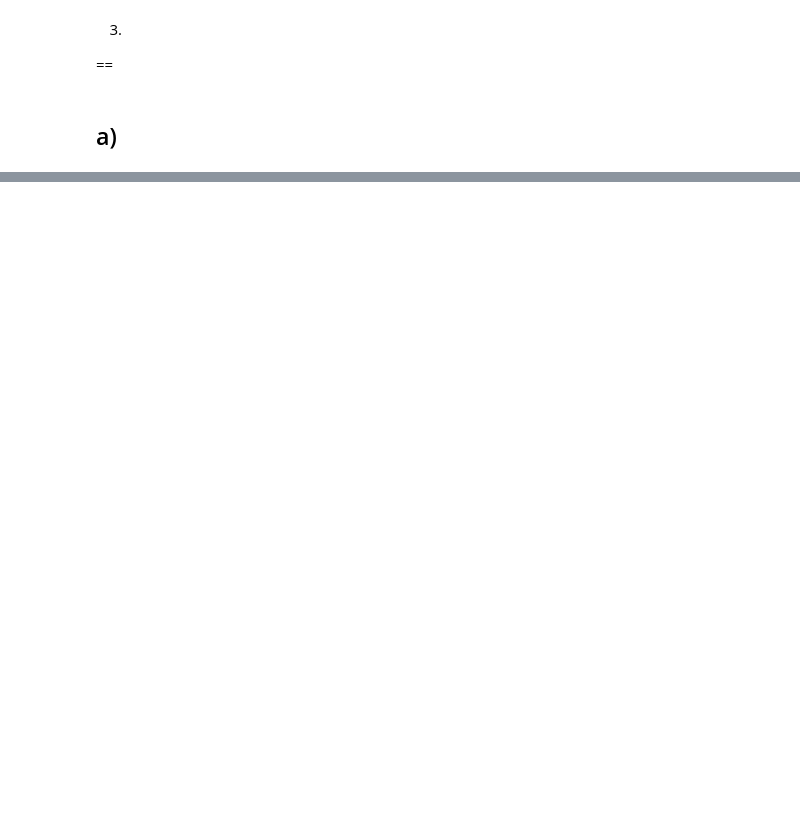
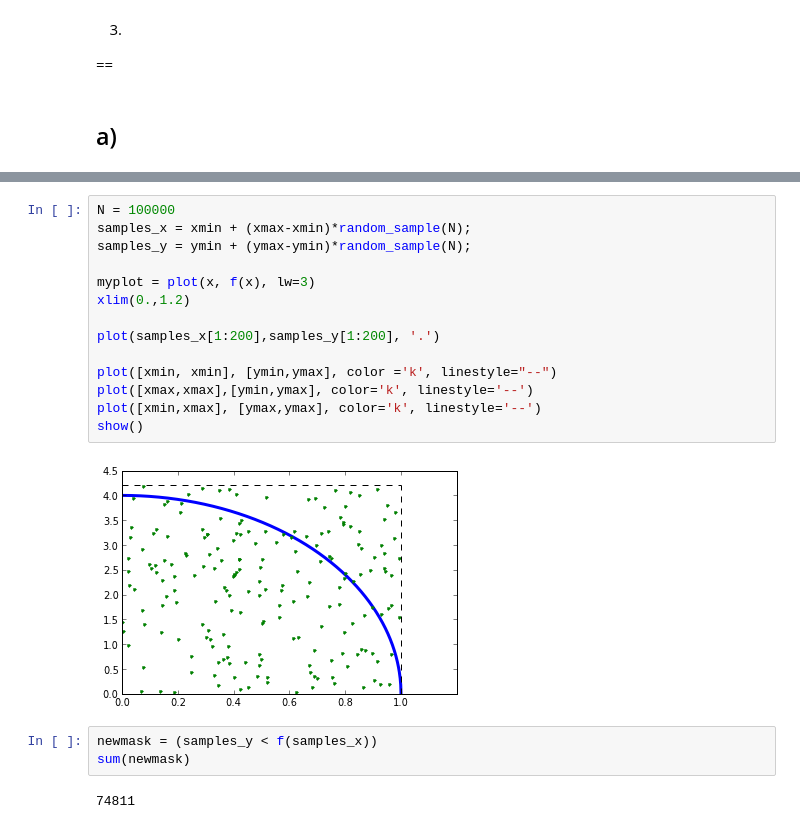
Before and after one commit to kreyno10/PHYS202-S13, a Jupyter notebook: Week5/Num Int Exercise 4.ipynb, the cells around one changed output, grey strips where cells are left out. Saved outputs shown, nothing was run; the diff lists cells and outputs as text; blank space fills up the shorter version.

```diff
--- a/Week5/Num Int Exercise 4.ipynb
+++ b/Week5/Num Int Exercise 4.ipynb
@@ -62,0 +118,21 @@ print x
+# %%
+N = 100000
+samples_x = xmin + (xmax-xmin)*random_sample(N);
+samples_y = ymin + (ymax-ymin)*random_sample(N);
+
+myplot = plot(x, f(x), lw=3)
+xlim(0.,1.2)
+
+plot(samples_x[1:200],samples_y[1:200], '.')
+
+plot([xmin, xmin], [ymin,ymax], color ='k', linestyle="--")
+plot([xmax,xmax],[ymin,ymax], color='k', linestyle='--')
+plot([xmin,xmax], [ymax,ymax], color='k', linestyle='--')
+show()
+# %% [output]
+[figure, added]
+# %%
+newmask = (samples_y < f(samples_x))
+sum(newmask)
+# %% [output]
+74811
```
Also changed, not shown: parts of 28 cells of this notebook.
